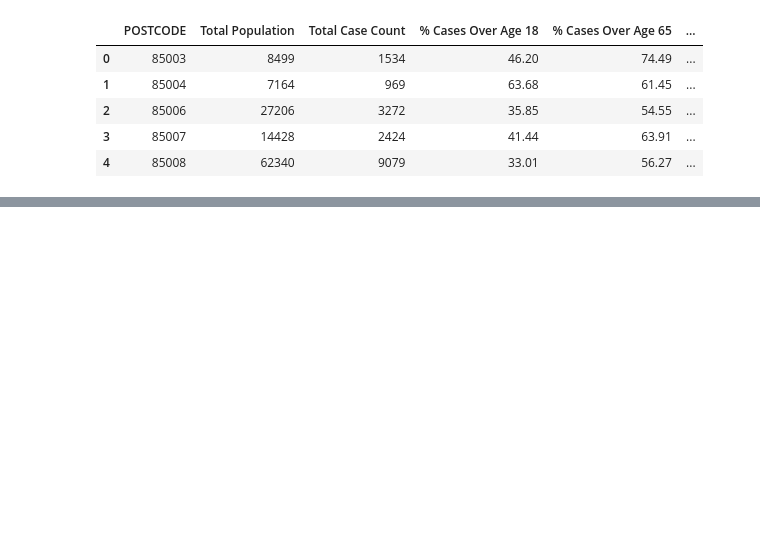
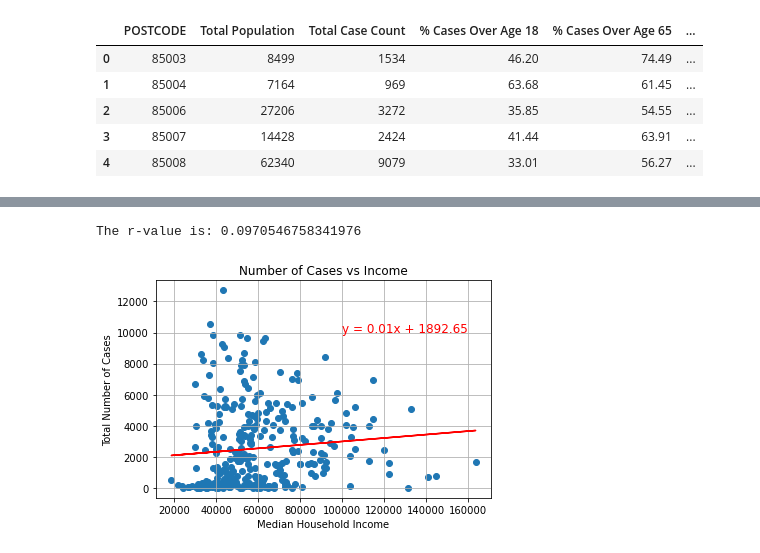
Before and after one commit to ashparra97/project1-collab, a Jupyter notebook: Vaccine_Data_Jason.ipynb, the cells around one changed output, grey strips where cells are left out. Cells and saved outputs as stored; diff of their text form; code cells hidden in the pictures; blank space fills up the shorter version.

```diff
--- a/Vaccine_Data_Jason.ipynb
+++ b/Vaccine_Data_Jason.ipynb
@@ -107,0 +128,22 @@ for i in range(len(main_df.index)):
+# %%
+# Grabbing Median Household Income
+income = np.array([row["Median Household Income"] for index, row in main_df.iterrows()])
+# Graph the scatterplot
+plt.scatter(income, cases)
+plt.ylabel("Total Number of Cases")
+plt.xlabel("Median Household Income")
+plt.title("Number of Cases vs Income")
+plt.grid(True)
+# Calculating line regression
+(slope, intercept, rvalue, pvalue, stderr) = linregress(income, cases)
+regress_values = income * slope + intercept
+line_eq = f"y = {round(slope, 2)}x + {round(intercept, 2)}"
+# Line plot
+plt.plot(income, regress_values, color="red")
+plt.annotate(line_eq, (100000, 10000), fontsize=12, color="red")
+# Print r-value and show plot
+print(f"The r-value is: {rvalue}")
+plt.show()
+# %% [output]
+The r-value is: 0.0970546758341976
+[figure, added]
```
Also changed, not shown: parts of 7 cells of this notebook.
